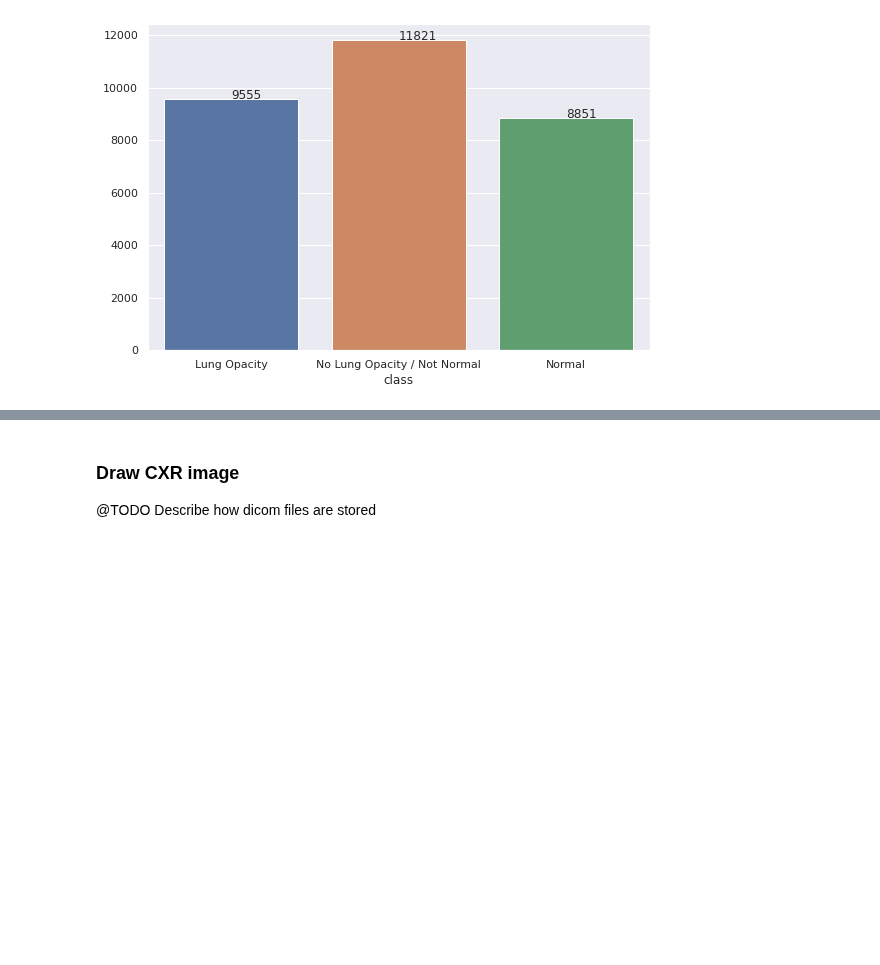
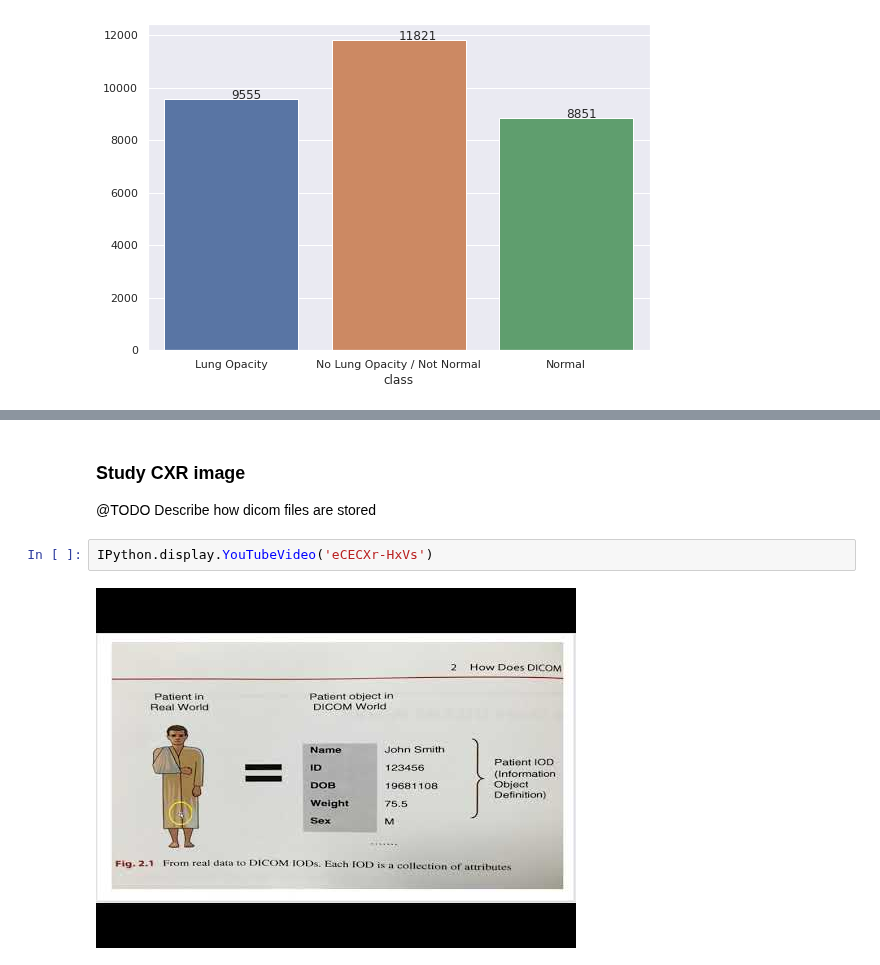
Before and after one commit to pswaruppk/GL_CAPSTONE, a Jupyter notebook: pneumonia_detection.ipynb, the cells around one changed output, grey strips where cells are left out. Saved outputs shown, nothing was run; the diff lists cells and outputs as text; blank space fills up the shorter version.

```diff
--- a/pneumonia_detection.ipynb
+++ b/pneumonia_detection.ipynb
@@ -219,7 +212,11 @@ sns.barplot(x="class",y ="Patient_Count",hue='Target',data=class_target)
 # %% [markdown]
-### Draw CXR image
+### Study CXR image
 
   @TODO Describe how dicom files are stored
+# %%
+IPython.display.YouTubeVideo('eCECXr-HxVs')
+# %% [output]
+[figure, added]
 # %%
 pip install pydicom
 # %% [output]
```
Also changed, not shown: parts of 20 cells of this notebook.
